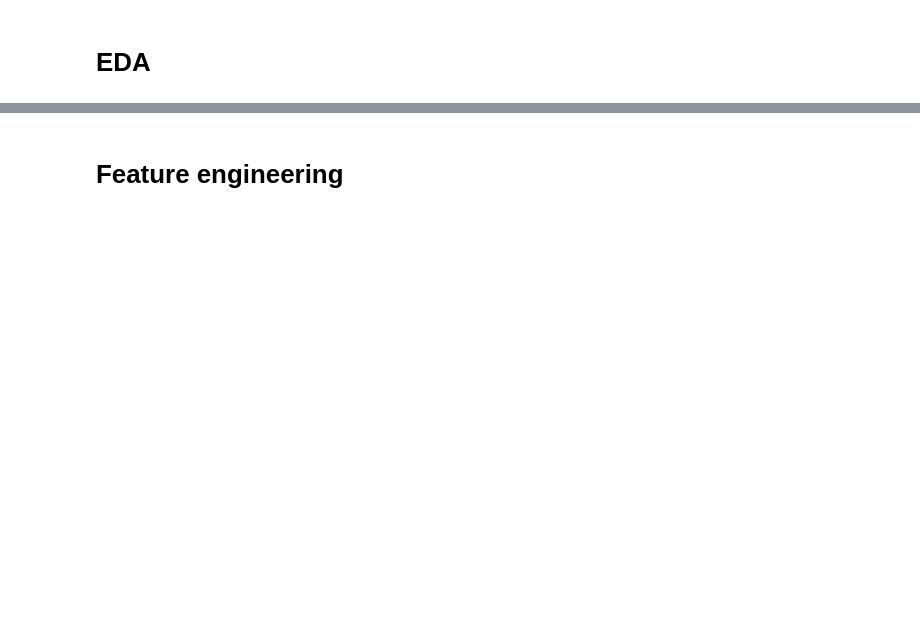
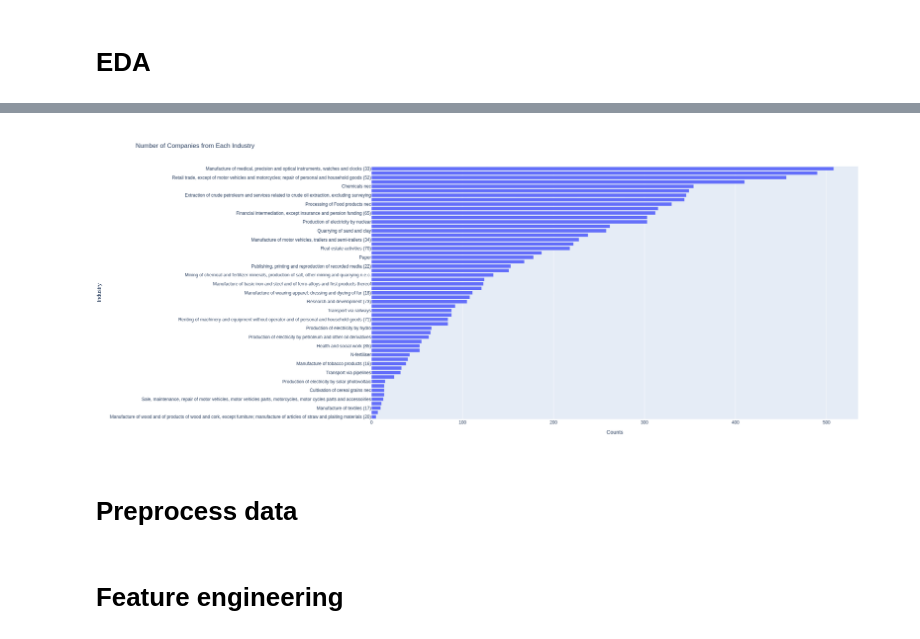
Before and after one commit to AdamPrzychodniPrivate/scope-3-emissions-prediction, a Jupyter notebook: notebooks/experiment.ipynb, the cells around one changed output, grey strips where cells are left out. Drawn from its saved outputs; the diff is of its cells as text; code cells hidden in the pictures; blank space fills up the shorter version.

```diff
--- a/notebooks/experiment.ipynb
+++ b/notebooks/experiment.ipynb
@@ -180,0 +234,25 @@ data_profiling(df_eda)
+# %%
+# Z JAKICH BRANZ SA TE FIRMY
+
+# Count the number of occurrences for each industry
+industry_counts = df_eda['Industry (Exiobase)'].value_counts()
+
+# Create DataFrame for plotting
+df_industry = pd.DataFrame({'Industry': industry_counts.index, 'Counts': industry_counts.values})
+
+# Sort the DataFrame by 'Counts' in descending order
+df_industry = df_industry.sort_values('Counts', ascending=False)
+
+# Calculate plot height based on the number of industries
+height = len(industry_counts) * 15  # Modify the multiplier to get the desired bar width
+
+# Create the bar chartb
+fig = px.bar(df_industry, x='Counts', y='Industry', title='Number of Companies from Each Industry', orientation='h', height=height)
+
+# Reverse the order of categories on the y-axis
+fig.update_yaxes(autorange="reversed")
+
+# Show the plot
+fig.show()
+# %% [output]
+[figure, added]
@@ -180,0 +263,2 @@ data_profiling(df_eda)
+# %% [markdown]
+# Preprocess data
```
Also changed, not shown: parts of 23 cells of this notebook, 1 other file.
